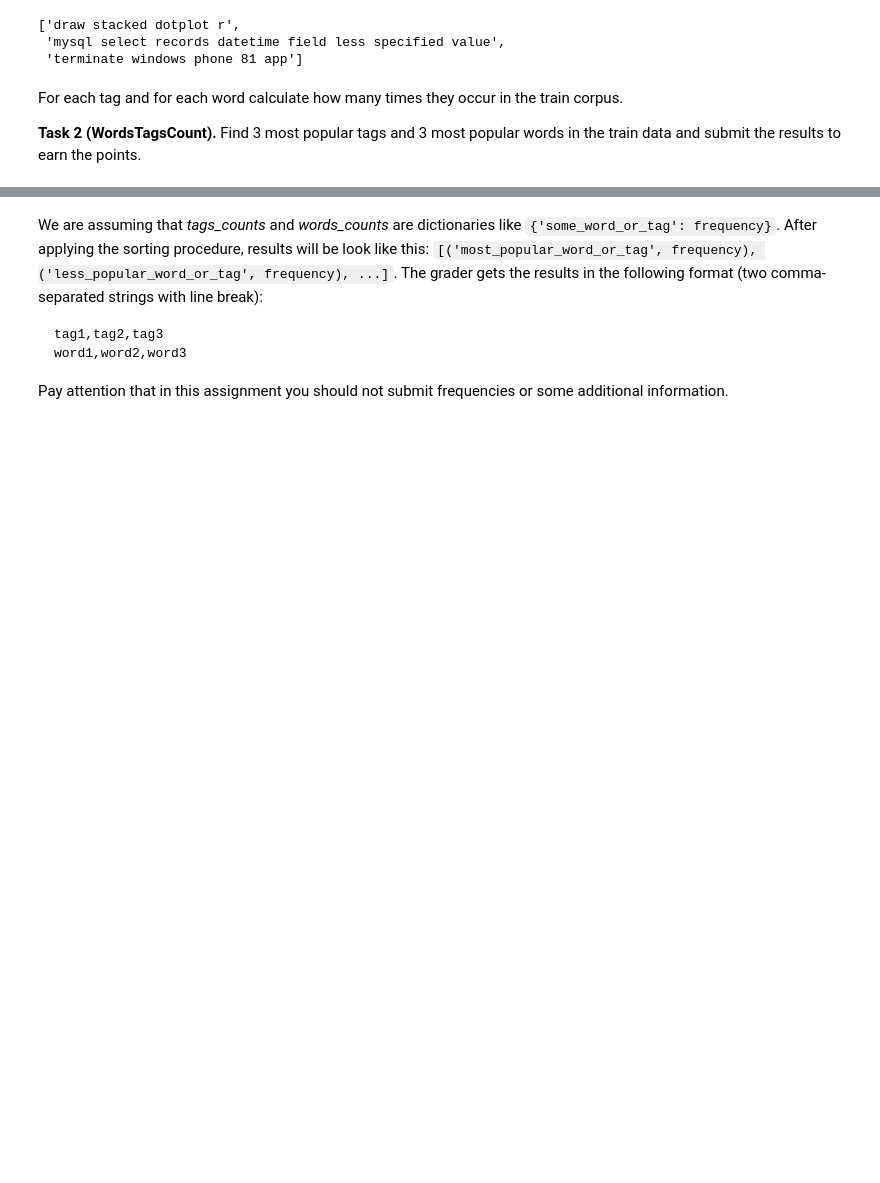
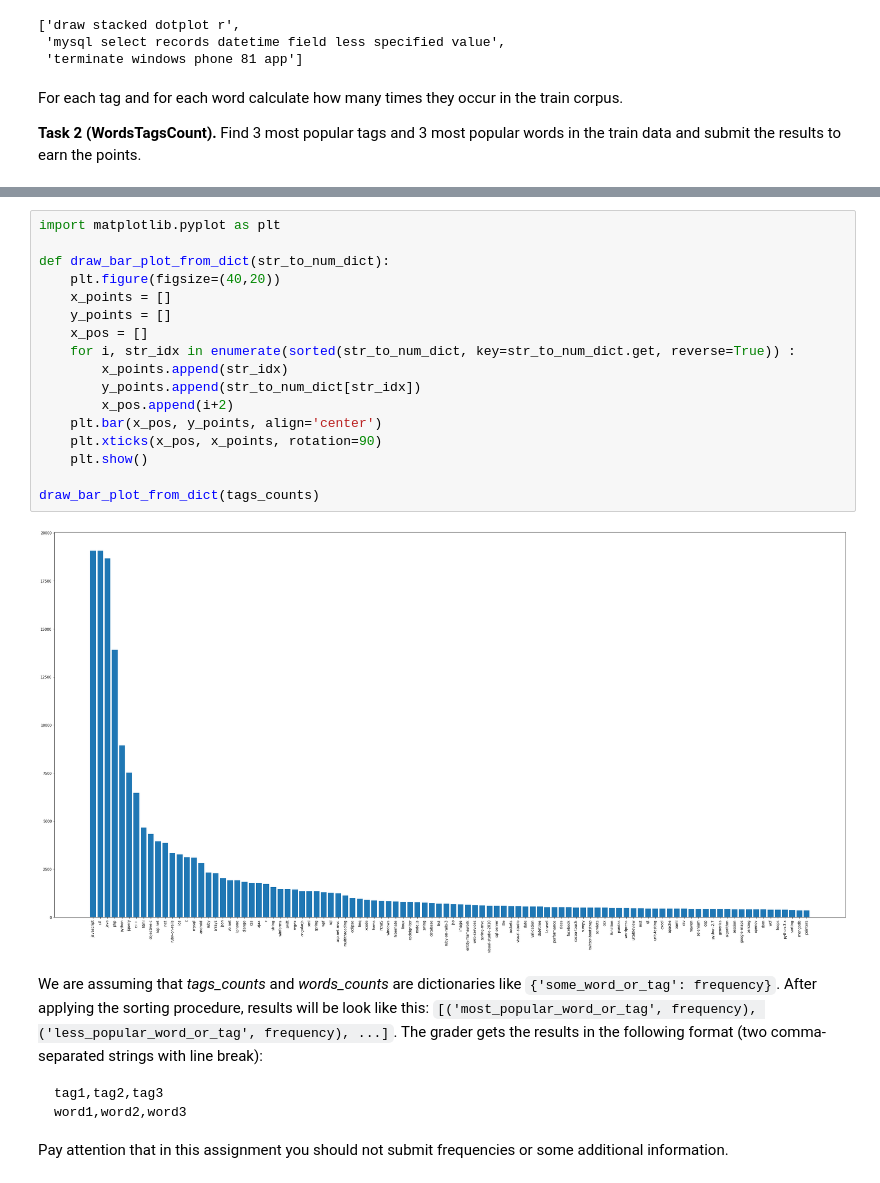
Before and after one commit to kponichtera/remla-stackoverflow-tagger, a Jupyter notebook: learning_service/notebooks/stackoverflow_notebook.ipynb, the cells around one changed output, grey strips where cells are left out. Drawn from its saved outputs; the diff is of its cells as text; blank space fills up the shorter version.

```diff
--- a/learning_service/notebooks/stackoverflow_notebook.ipynb
+++ b/learning_service/notebooks/stackoverflow_notebook.ipynb
@@ -216,3 +262,22 @@ print(sorted(words_counts, key=words_counts.get, reverse=True)[:3])
+# %%
+import matplotlib.pyplot as plt
+
+def draw_bar_plot_from_dict(str_to_num_dict):
+    plt.figure(figsize=(40,20))
+    x_points = []
+    y_points = []
+    x_pos = []
+    for i, str_idx in enumerate(sorted(str_to_num_dict, key=str_to_num_dict.get, reverse=True)) :
+        x_points.append(str_idx)
+        y_points.append(str_to_num_dict[str_idx])
+        x_pos.append(i+2)
+    plt.bar(x_pos, y_points, align='center')
+    plt.xticks(x_pos, x_points, rotation=90)
+    plt.show()
+
+draw_bar_plot_from_dict(tags_counts)
+# %% [output]
+[figure, added]
 # %% [markdown]
 We are assuming that *tags_counts* and *words_counts* are dictionaries like `{'some_word_or_tag': frequency}`. After applying the sorting procedure, results will be look like this: `[('most_popular_word_or_tag', frequency), ('less_popular_word_or_tag', frequency), ...]`. The grader gets the results in the following format (two comma-separated strings with line break):
 
```
Also changed, not shown: parts of 9 cells of this notebook, 1 other file.
